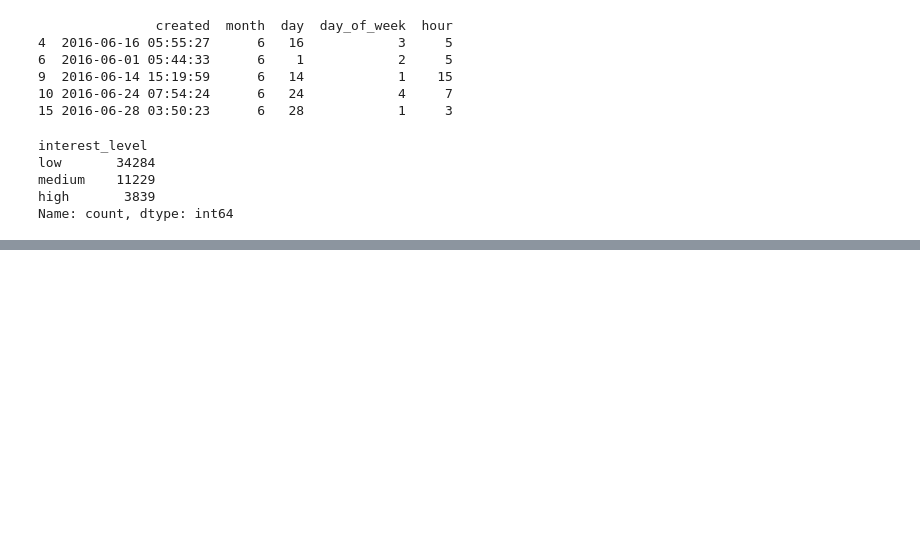
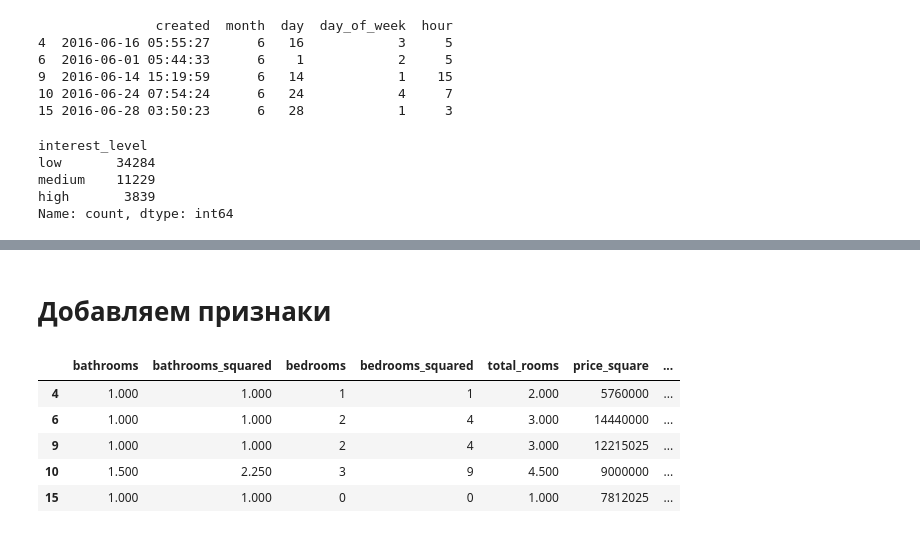
Before and after one commit to ItHurtsCoding/Education, a Jupyter notebook: src/fm.ipynb, the cells around one changed output, grey strips where cells are left out. Drawn from its saved outputs; the diff is of its cells as text; code cells hidden in the pictures; blank space fills up the shorter version.

```diff
--- a/src/fm.ipynb
+++ b/src/fm.ipynb
@@ -6,5 +6,12 @@ import lightgbm
 import statsmodels
 import matplotlib
 
+
 train_df = pd.read_json('../data/train.json')
 train_df.head()
+
+# Снимаем ограничения на максимальное количество выводимых колонок и строк
+pd.set_option('display.max_columns', None)
+pd.set_option('display.max_rows', None)
+# Округлим вывод чисел в таблице до 3 знаков после запятой для читаемости
+pd.set_option('display.float_format', '{:.3f}'.format)
@@ -90,0 +111,6 @@ Name: count, dtype: int64
+# %%
+mapping = {'low': 0, 'medium': 1, 'high': 2}
+
+train_df['interest_level_num'] = train_df['interest_level'].map(mapping)
+
+print(train_df[['interest_level', 'interest_level_num']].head())
@@ -90,0 +167,32 @@ Name: count, dtype: int64
+# %% [markdown]
+# Добавляем признаки
+# %%
+# Создаем квадрат для количества ванных комнат
+train_df['bathrooms_squared'] = train_df['bathrooms'] ** 2
+
+# 2. Создаем квадрат для количества спален
+train_df['bedrooms_squared'] = train_df['bedrooms'] ** 2
+
+# 3. Создаём квадрат для цены
+train_df['price_square'] = train_df['price'] ** 2
+
+# 4. Создаём квадрат для объединёных ванных с спальнями.
+train_df['total_rooms'] = train_df['bathrooms'] + train_df['bedrooms']
+
+# 5. Добавляем соотношение ванных к спальням
+# Добавляем 0.1, чтобы случайно не разделилось на ноль, если спален 0
+train_df['bath_to_bed_ratio'] = train_df['bathrooms'] / (train_df['bedrooms'] + 0.1)
+
+# 6. Длина описания объявления
+train_df['desc_length'] = train_df['description'].str.len().fillna(0)
+
+
+# Проверяем, что новые столбцы успешно добавились
+display(train_df[['bathrooms', 'bathrooms_squared', 'bedrooms', 'bedrooms_squared', 'total_rooms', 'price_square', 'bath_to_bed_ratio', 'desc_length']].head())
+# %% [output]
+|  | bathrooms | bathrooms_squared | bedrooms | bedrooms_squared | total_rooms | price_square | ... |
+| 4 | 1.000 | 1.000 | 1 | 1 | 2.000 | 5760000 | ... |
+| 6 | 1.000 | 1.000 | 2 | 4 | 3.000 | 14440000 | ... |
+| 9 | 1.000 | 1.000 | 2 | 4 | 3.000 | 12215025 | ... |
+| 10 | 1.500 | 2.250 | 3 | 9 | 4.500 | 9000000 | ... |
+| 15 | 1.000 | 1.000 | 0 | 0 | 1.000 | 7812025 | ... |
```
Also changed, not shown: parts of 11 cells of this notebook, 3 other files.
